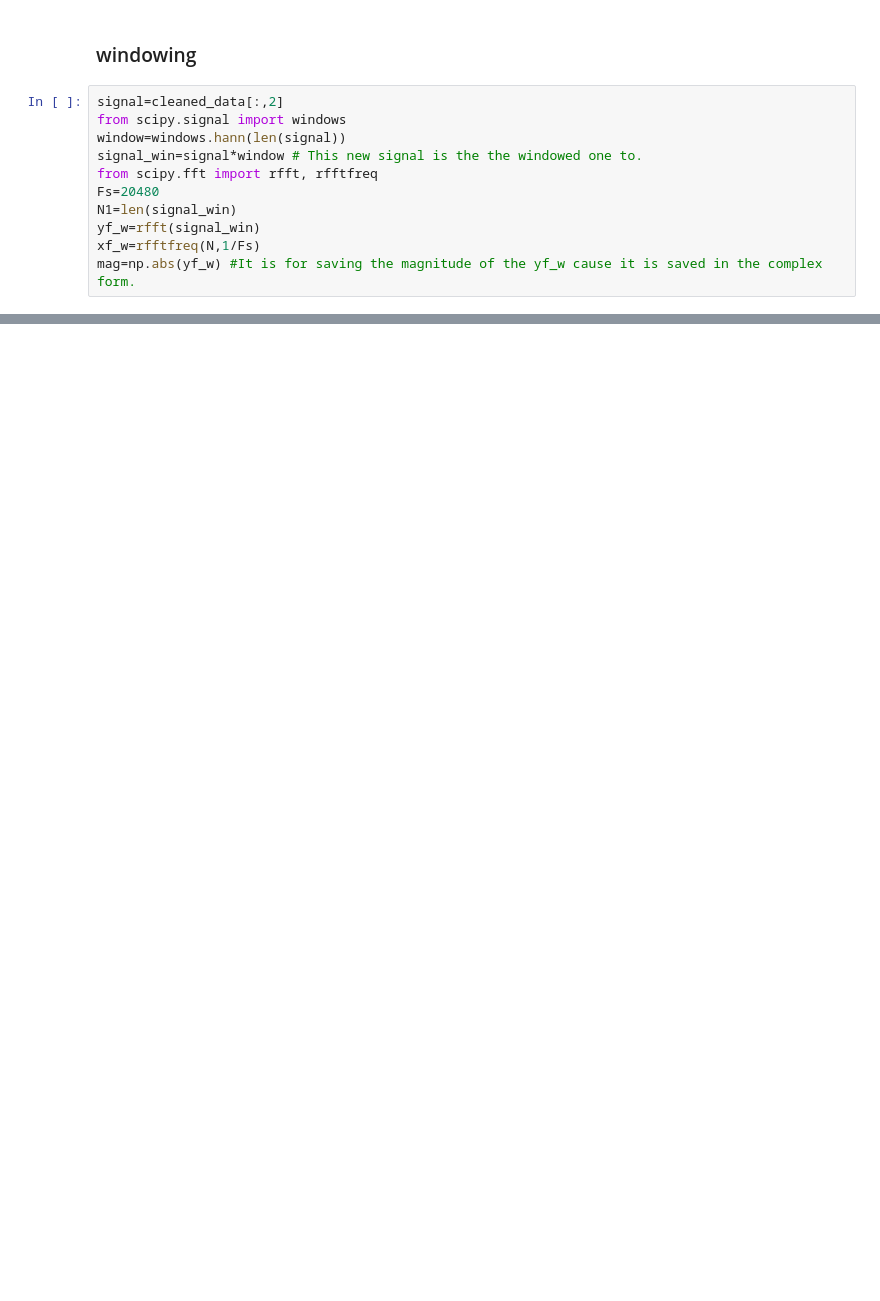
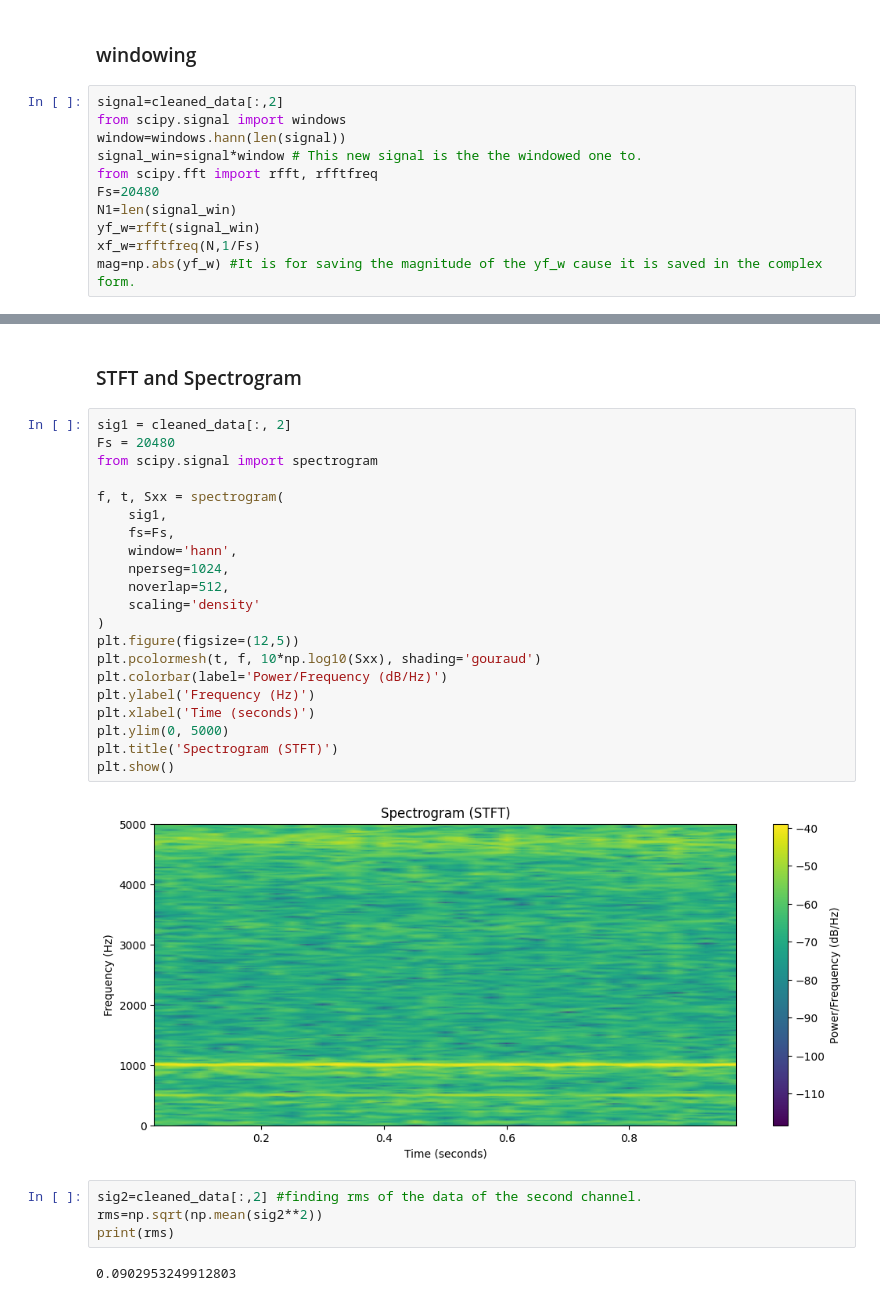
Before and after one commit to sahil07-rg/Vibrational-analysis, a Jupyter notebook: Vibrational_analysis.ipynb, the cells around one changed output, grey strips where cells are left out. Saved outputs shown, nothing was run; the diff lists cells and outputs as text; blank space fills up the shorter version.

```diff
--- a/Vibrational_analysis.ipynb
+++ b/Vibrational_analysis.ipynb
@@ -119,0 +173,31 @@ plt.show()
+# %% [markdown]
+### STFT and Spectrogram
+# %%
+sig1 = cleaned_data[:, 2]
+Fs = 20480
+from scipy.signal import spectrogram
+
+f, t, Sxx = spectrogram(
+    sig1,
+    fs=Fs,
+    window='hann',
+    nperseg=1024,
+    noverlap=512,
+    scaling='density'
+)
+plt.figure(figsize=(12,5))
+plt.pcolormesh(t, f, 10*np.log10(Sxx), shading='gouraud')
+plt.colorbar(label='Power/Frequency (dB/Hz)')
+plt.ylabel('Frequency (Hz)')
+plt.xlabel('Time (seconds)')
+plt.ylim(0, 5000)
+plt.title('Spectrogram (STFT)')
+plt.show()
+# %% [output]
+[figure, added]
+# %%
+sig2=cleaned_data[:,2] #finding rms of the data of the second channel.
+rms=np.sqrt(np.mean(sig2**2))
+print(rms)
+# %% [output]
+0.0902953249912803
```
Also changed, not shown: parts of 12 cells of this notebook.
